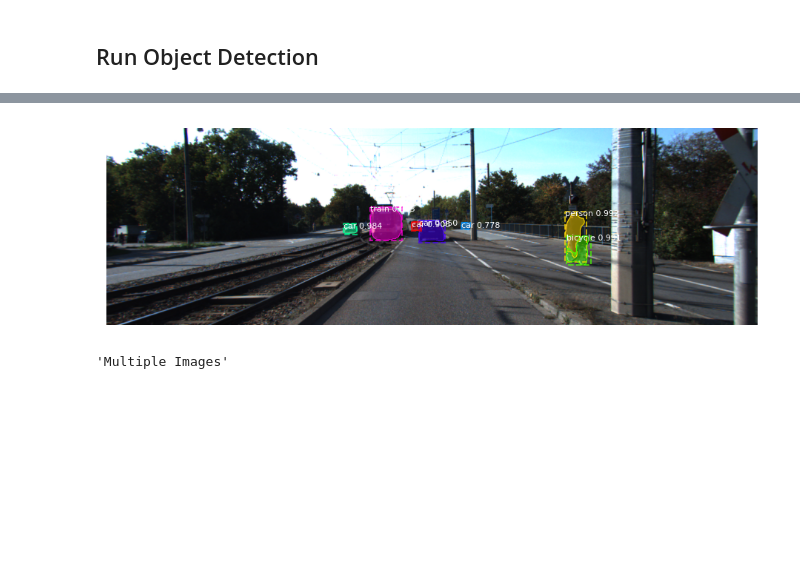
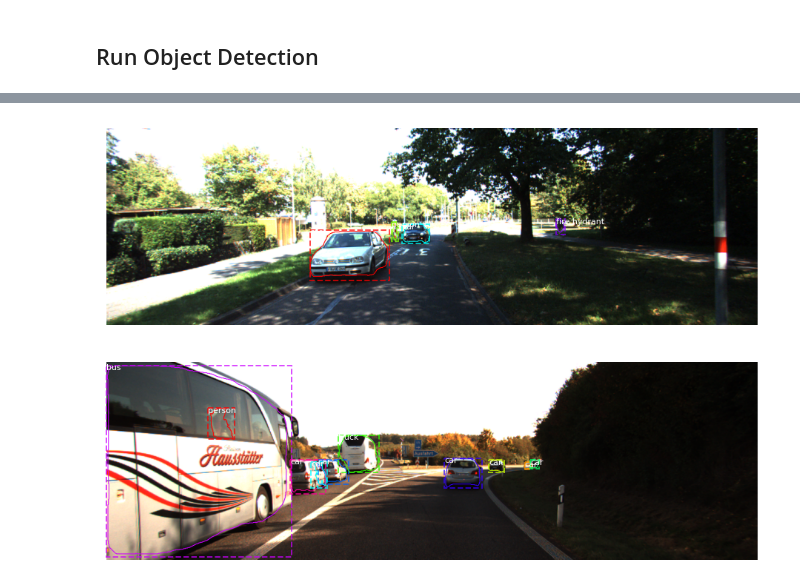
Before and after one commit to Stormjotne/Mask_RCNN, a Jupyter notebook: samples/infer_KITTI.ipynb, the cells around one changed output, grey strips where cells are left out. Drawn from its saved outputs; the diff is of its cells as text; code cells hidden in the pictures; blank space fills up the shorter version.

Commit message:
Updates to inference and model imports.

```diff
--- a/samples/infer_KITTI.ipynb
+++ b/samples/infer_KITTI.ipynb
@@ -53,7 +50,7 @@ class InferenceConfig(coco.CocoConfig):
     # Set batch size to 1 since we'll be running inference on
     # one image at a time. Batch size = GPU_COUNT * IMAGES_PER_GPU
     GPU_COUNT = 1
-    IMAGES_PER_GPU = 1
+    IMAGES_PER_GPU = 2
 
 config = InferenceConfig()
 config.display()
@@ -142,40 +126,47 @@ class_names = ['BG', 'person', 'bicycle', 'car', 'motorcycle', 'airplane',
 batch_size = config.GPU_COUNT * config.IMAGES_PER_GPU
 # Load a random image from the images folder
 file_names = next(os.walk(IMAGE_DIR))[2]
-'''Single Image'''
-chosen_file_name = random.choice(file_names)
-print(chosen_file_name)
-image = skimage.io.imread(os.path.join(IMAGE_DIR, chosen_file_name))
+if batch_size == 1:
+    '''Single Image'''
+    chosen_file_name = random.choice(file_names)
+    print(chosen_file_name)
+    image = skimage.io.imread(os.path.join(IMAGE_DIR, chosen_file_name))
 
-# Run detection
-results = model.detect([image], verbose=1)
+    # Run detection
+    results = model.detect([image], verbose=1)
 
-# Visualize results
-r = results[0]
-object_index = 0
-line_prefix = "dataset/KITTI/object/training/image_2/"
-line_image_name = chosen_file_name
-while object_index < len(r['class_ids']):
-    line_object_id = r['class_ids'][object_index]
-    line_detection_score = r['scores'][object_index]
-    #   line_bounding_box = " ".join(str(e) for e in r['rois'][object_index])
-    line_bounding_box = "{} {} {} {}".format(r['rois'][object_index][1], r['rois'][object_index][0],
-                        r['rois'][object_index][3], r['rois'][object_index][2])
-    print("{} {} {} {}".format(line_prefix + line_image_name, line_object_id, line_detection_score, line_bounding_box))
-    object_index += 1
-visualize.display_instances(image, r['rois'], r['masks'], r['class_ids'],
-                            class_names, r['scores'])
-'''Multiple Images'''
-#chosen_file_names = random.sample(file_names, batch_size)
-#print(chosen_file_names)
-#images = [skimage.io.imread(os.path.join(IMAGE_DIR, name)) for name in chosen_file_names]
+    # Visualize results
+    r = results[0]
+    object_index = 0
+    line_prefix = "dataset/KITTI/object/training/image_2/"
+    line_image_name = chosen_file_name
+    #   Loop through detected objects and create output string for each 2D bounding box.
+    while object_index < len(r['class_ids']):
+        line_object_id = r['class_ids'][object_index]
+        line_detection_score = r['scores'][object_index]
+        #   line_bounding_box = " ".join(str(e) for e in r['rois'][object_index])
+        line_bounding_box = "{} {} {} {}".format(r['rois'][object_index][1], r['rois'][object_index][0],
+                            r['rois'][object_index][3], r['rois'][object_index][2])
+        line_out = "{} {} {} {}".format(line_prefix + line_image_name, line_object_id,
+                    line_detection_score, line_bounding_box)
+        print(line_out)
+        with open("../rgb_detection.txt", "a") as output_file:
+            output_file.write(line_out + "\n")
+        object_index += 1
+    visualize.display_instances(image, r['rois'], r['masks'], r['class_ids'],
+                                class_names, r['scores'])
+else:
+    '''Multiple Images'''
+    chosen_file_names = random.sample(file_names, batch_size)
+    print(chosen_file_names)
+    images = [skimage.io.imread(os.path.join(IMAGE_DIR, name)) for name in chosen_file_names]
 
-# Run detection
-#results = model.detect(images, verbose=1)
+    # Run detection
+    results = model.detect(images, verbose=1)
 
-# Visualize results
-#r_index = 0
-#for r in results:
-#    visualize.display_instances(images[r_index], r['rois'], r['masks'], r['class_ids'], class_names, show_mask=False)
-#    r_index += 1
+    # Visualize results
+    r_index = 0
+    for r in results:
+        visualize.display_instances(images[r_index], r['rois'], r['masks'], r['class_ids'], class_names, show_mask=False)
+        r_index += 1
 # %% [output]
@@ -195,2 +180,2 @@ dataset/KITTI/object/training/image_2/001439.png 3 0.7775142192840576 677 179 69
-[figure, old version]
+[figure, new version]
-'Multiple Images'
+[figure, added]
```
Also changed, not shown: parts of 4 cells of this notebook, 2 other files.
